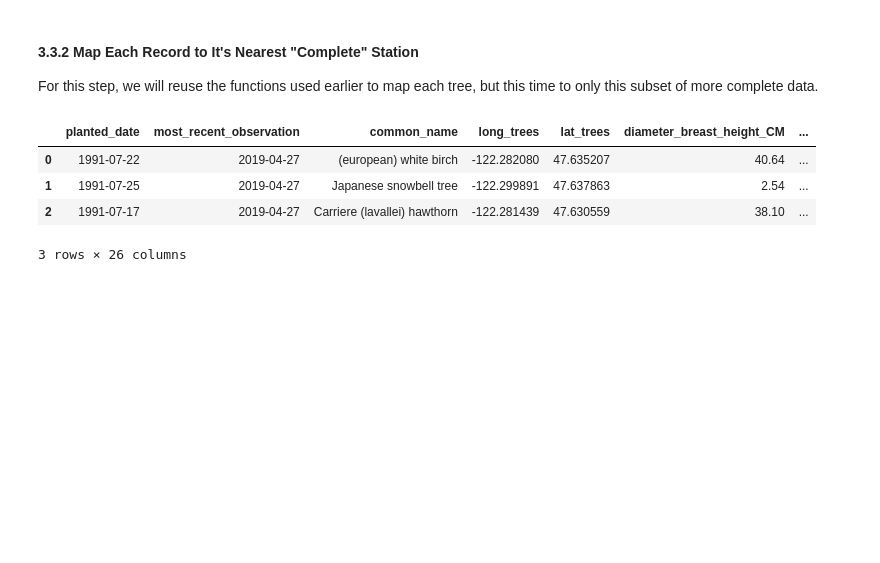
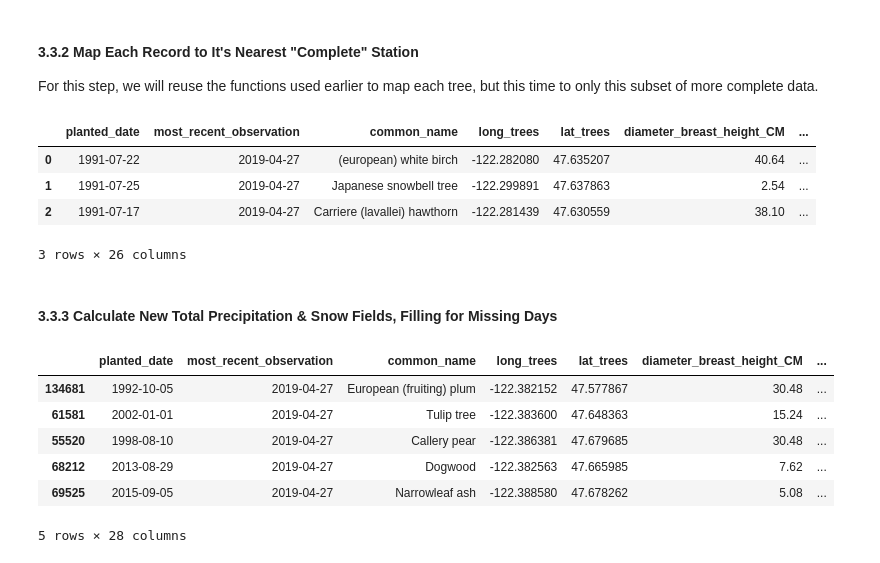
Before and after one commit to BrettlyCD/seattle-trees-project, a Jupyter notebook: notebooks/02_exploratory_data_analysis.ipynb, the cells around one changed output. Saved outputs shown, nothing was run; the diff lists cells and outputs as text; code cells hidden in the pictures; blank space fills up the shorter version.

Commit message:
Calculate normalized rainfall and snow data.

```diff
--- a/notebooks/02_exploratory_data_analysis.ipynb
+++ b/notebooks/02_exploratory_data_analysis.ipynb
@@ -650,3 +650,25 @@ trees_climate.head(3)
 | 1 | 1991-07-25 | 2019-04-27 | Japanese snowbell tree | -122.299891 | 47.637863 | 2.54 | ... |
 | 2 | 1991-07-17 | 2019-04-27 | Carriere (lavallei) hawthorn | -122.281439 | 47.630559 | 38.10 | ... |
 3 rows × 26 columns
+# %% [markdown]
+#### 3.3.3 Calculate New Total Precipitation & Snow Fields, Filling for Missing Days
+# %%
+#fill in missing days with daily avg prcp from our nearest "complete" station
+#Adding a 25% adjustment factor due to the thinking that people are more likely to report on days it's raining than not. So assuming a pure daily average for missing days would be overstating the rainfall.
+trees_climate['norm_prcp_mm_total'] = trees_climate['prcp_mm_22'] + ((365-trees_climate['adj_reports'])*trees_climate['norm_prcp_daily_avg']*0.75)
+
+#fill in missing days with daily avg prcp from our nearest "complete" station
+#but since snow can be very elevation base, let's only imput values if the original records include snow as well. To do this I'll use np.where to make it coniditonal.
+#Adding a 25% adjustment factor due to the thinking that people are more likely to report on days it's snowing than not. So assuming a pure daily average for missing days would be overstating the snow.
+trees_climate['norm_snow_mm_total'] = np.where(trees_climate['daily_snow_mm'] > 0, trees_climate['daily_snow_mm'] + ((365-trees_climate['adj_reports'])*trees_climate['norm_snow_daily_avg']*0.75), trees_climate['daily_snow_mm'])
+# %%
+#check this with a random sample.
+trees_climate.sample(5, replace=False)
+# %% [output]
+|  | planted_date | most_recent_observation | common_name | long_trees | lat_trees | diameter_breast_height_CM | ... |
+| 134681 | 1992-10-05 | 2019-04-27 | European (fruiting) plum | -122.382152 | 47.577867 | 30.48 | ... |
+| 61581 | 2002-01-01 | 2019-04-27 | Tulip tree | -122.383600 | 47.648363 | 15.24 | ... |
+| 55520 | 1998-08-10 | 2019-04-27 | Callery pear | -122.386381 | 47.679685 | 30.48 | ... |
+| 68212 | 2013-08-29 | 2019-04-27 | Dogwood | -122.382563 | 47.665985 | 7.62 | ... |
+| 69525 | 2015-09-05 | 2019-04-27 | Narrowleaf ash | -122.388580 | 47.678262 | 5.08 | ... |
+5 rows × 28 columns
```
Also changed, not shown: parts of 5 cells of this notebook.
